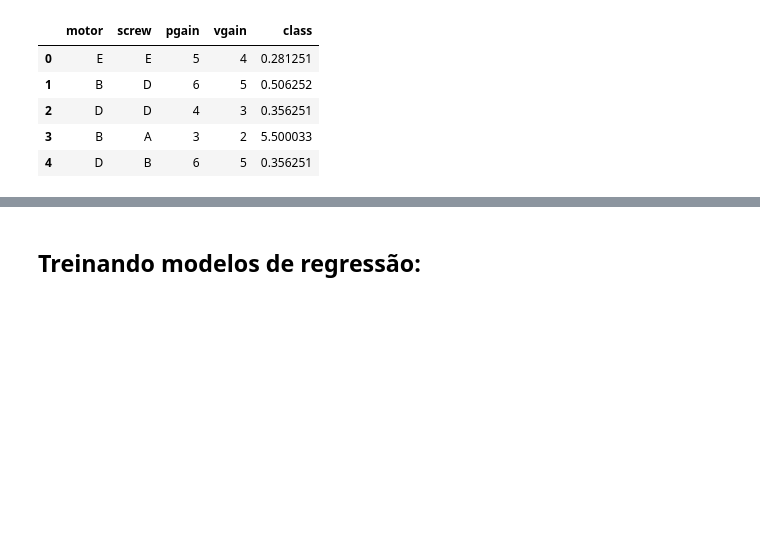
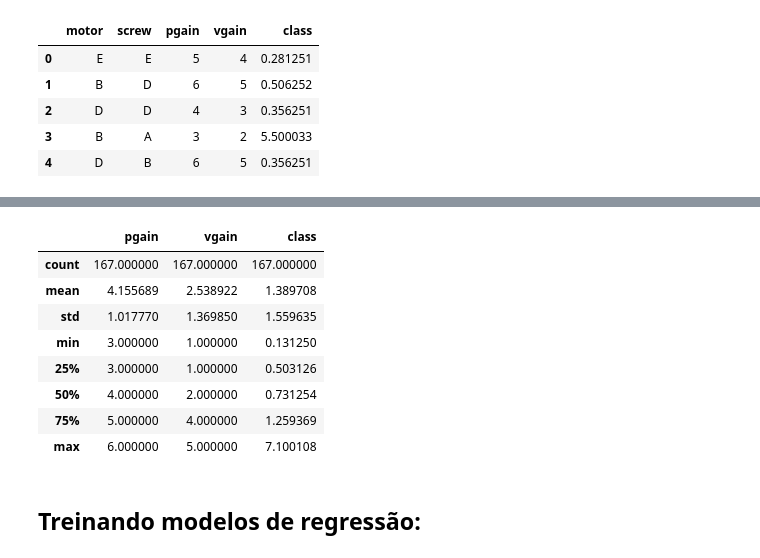
Before and after one commit to PedroProgramador86/Inteligencia-Aritificial, a Jupyter notebook: ProjetoAV2/codigo2.ipynb, the cells around one changed output, grey strips where cells are left out. Drawn from its saved outputs; the diff is of its cells as text; code cells hidden in the pictures; blank space fills up the shorter version.

```diff
--- a/ProjetoAV2/codigo2.ipynb
+++ b/ProjetoAV2/codigo2.ipynb
@@ -159,3 +175,15 @@ df_servo.head()
+# %%
+df_servo.describe()
+# %% [output]
+|  | pgain | vgain | class |
+| count | 167.000000 | 167.000000 | 167.000000 |
+| mean | 4.155689 | 2.538922 | 1.389708 |
+| std | 1.017770 | 1.369850 | 1.559635 |
+| min | 3.000000 | 1.000000 | 0.131250 |
+| 25% | 3.000000 | 1.000000 | 0.503126 |
+| 50% | 4.000000 | 2.000000 | 0.731254 |
+| 75% | 5.000000 | 4.000000 | 1.259369 |
+| max | 6.000000 | 5.000000 | 7.100108 |
 # %%
 # Tratando variaveis categoricas:
 
```
Also changed, not shown: parts of 8 cells of this notebook, 1 other file.
